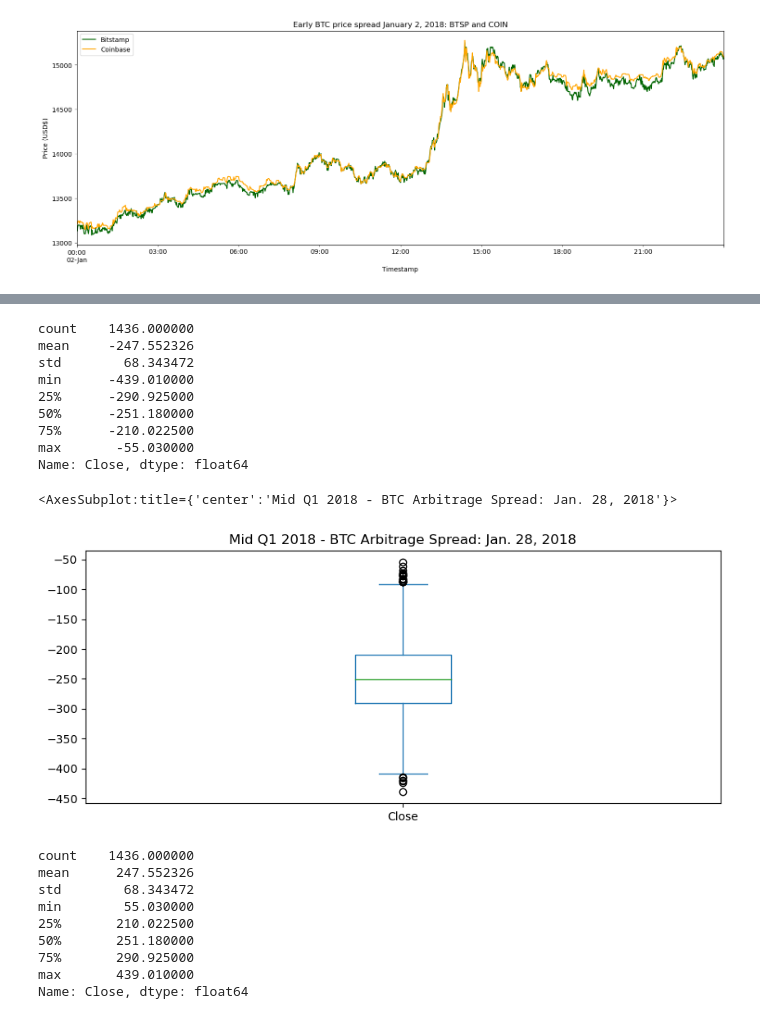
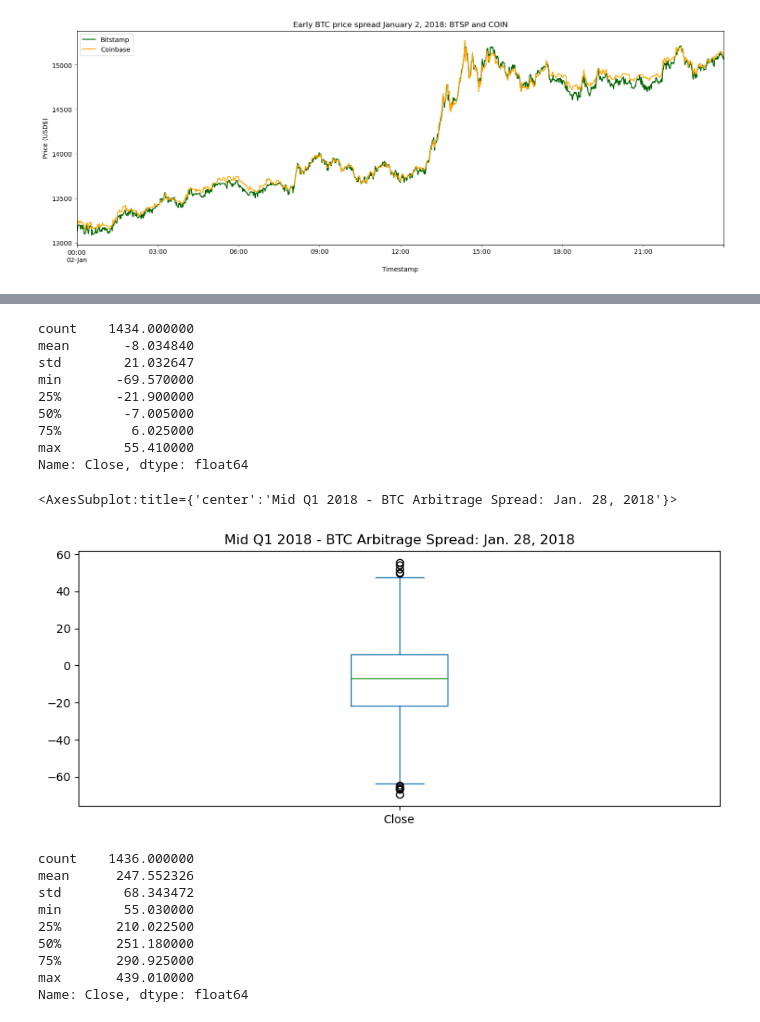
Before and after one commit to markwbeers/BTC_Visual_Arbitrage_Analyzer, a Jupyter notebook: crypto_arbitrage.ipynb, the cells around one changed output, grey strips where cells are left out. Cells and saved outputs as stored; diff of their text form; code cells hidden in the pictures.

```diff
--- a/crypto_arbitrage.ipynb
+++ b/crypto_arbitrage.ipynb
@@ -255,7 +255,7 @@ Select the data you want to analyze. Use `loc` or `iloc` to select the following
 * Close
 # %%
 # Use loc or iloc to select `Timestamp (the index)` and `Close` from bitstamp DataFrame
-bitstamp_sliced = bitstamp['Close'].loc['2018-01-01' : '2018-03-31']
+bitstamp_sliced = bitstamp.loc[:,['Close']]
 
 # Review the first five rows of the DataFrame
 bitstamp_sliced.head
@@ -276,7 +278,7 @@ Name: Close, Length: 129067, dtype: float64>
 # %%
 # Use loc or iloc to select `Timestamp (the index)` and `Close` from coinbase DataFrame
-coinbase_sliced = coinbase['Close'].loc['2018-01-01' : '2018-03-31']
+coinbase_sliced = coinbase.loc[:,['Close']]
 
 # Review the first five rows of the DataFrame
-coinbase.head()
+coinbase_sliced.head()
 # %% [output]
@@ -414,6 +429,32 @@ Focus your analysis on specific dates by completing the following steps:
 1. Select three dates to evaluate for arbitrage profitability. Choose one date that’s early in the dataset, one from the middle of the dataset, and one from the later part of the time period.
 
 2. For each of the three dates, generate the summary statistics and then create a box plot. This big-picture view is meant to help you gain a better understanding of the data before you perform your arbitrage calculations. As you compare the data, what conclusions can you draw?
+# %%
+# 1. Select three dates to evaluate for arbitrage profitability ### doing this first makes it easier to follow 'DRY' coding ###
+
+### Jan. 2 - early date ###
+early_btsp = bitstamp_sliced.loc[
+    "2018-01-02":"2018-01-02"
+]
+early_coin = coinbase_sliced.loc[
+    "2018-01-02":"2018-01-02"
+]
+
+### Feb. 7 - middle date ###
+mid_btsp = bitstamp_sliced.loc[
+    "2018-02-07":"2018-02-07"
+]
+mid_coin = coinbase_sliced.loc[
+    "2018-02-07":"2018-02-07"
+]
+
+### Mar. 25 - late date ###
+late_btsp = bitstamp_sliced.loc[
+    "2018-03-25":"2018-03-25"
+]
+late_coin = coinbase_sliced.loc[
+    "2018-03-25":"2018-03-25"
+]
 # %%
 # Create an overlay plot that visualizes the two dataframes over a period of one day early in the dataset.
 # Be sure that the plots include the parameters `legend`, `figsize`, `title`, `color` and `label`
@@ -485,29 +517,29 @@ coinbase['Close'].loc['2018-01-28'].plot(
 # %%
 # Using the date in the middle that you have selected, calculate the arbitrage spread
 # by subtracting the bitstamp lower closing prices from the coinbase higher closing prices
-arb_sprd_mid = coinbase['Close'].loc['2018-01-28'] - bitstamp['Close'].loc['2018-01-28']
+arb_sprd_0207 = mid_coin['Close'] - mid_btsp['Close']
 
 # Generate summary statistics
-arb_sprd_mid.describe()
+arb_sprd_0207.describe()
 # %% [output]
-count    1436.000000
-mean     -247.552326
-std        68.343472
-min      -439.010000
-25%      -290.925000
-50%      -251.180000
-75%      -210.022500
-max       -55.030000
+count    1434.000000
+mean       -8.034840
+std        21.032647
+min       -69.570000
+25%       -21.900000
+50%        -7.005000
+75%         6.025000
+max        55.410000
 Name: Close, dtype: float64
 # %%
 # Visualize the arbitrage spread from the middle of the dataset in a box plot
-arb_sprd_mid.plot(
+arb_sprd_0207.plot(
     kind="box",
     legend=True,
     figsize=(10,4),
     title="Mid Q1 2018 - BTC Arbitrage Spread: Jan. 28, 2018"
 )
 # %% [output]
 <AxesSubplot:title={'center':'Mid Q1 2018 - BTC Arbitrage Spread: Jan. 28, 2018'}>
-[figure, old version]
+[figure, new version]
 # %%
```
Also changed, not shown: parts of 28 cells of this notebook.
